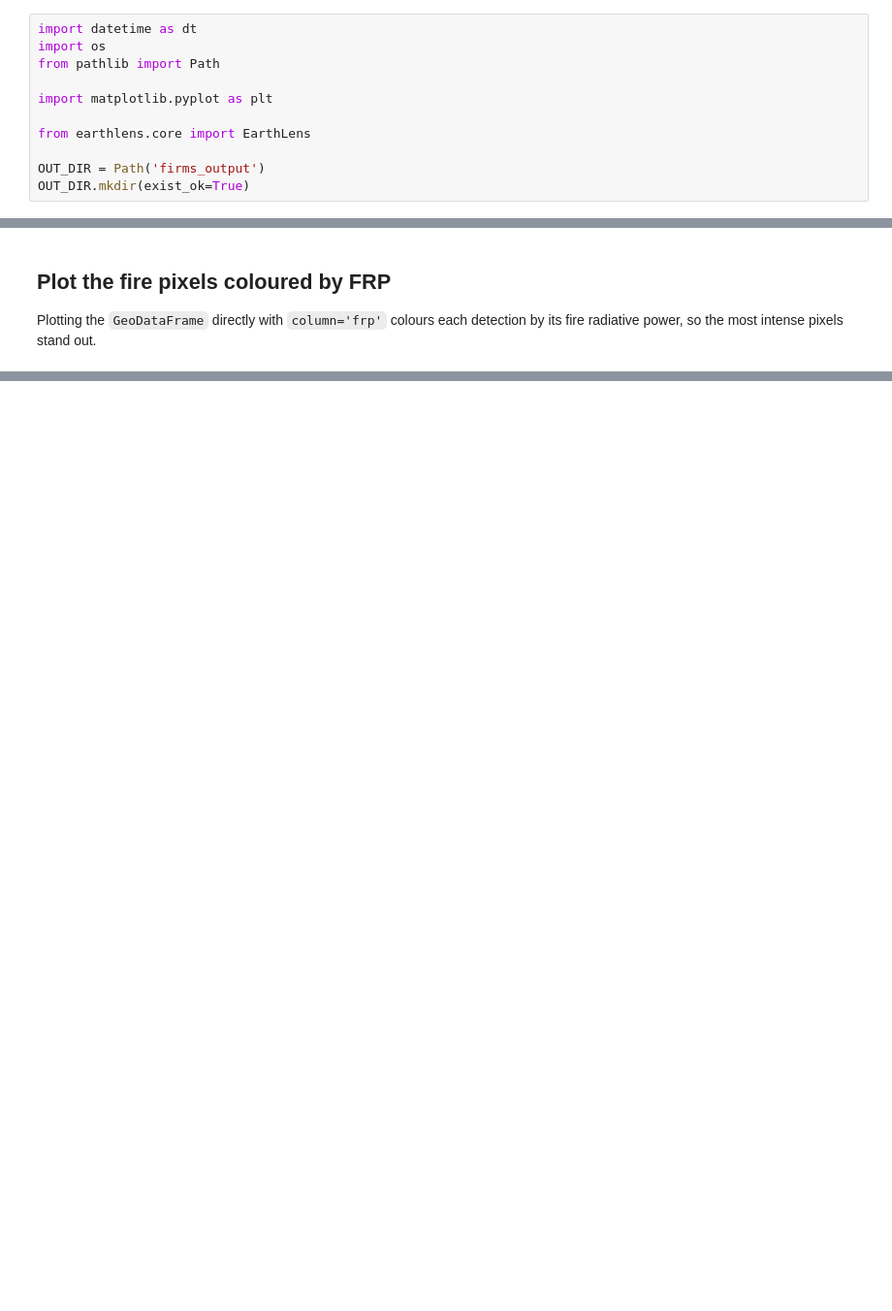
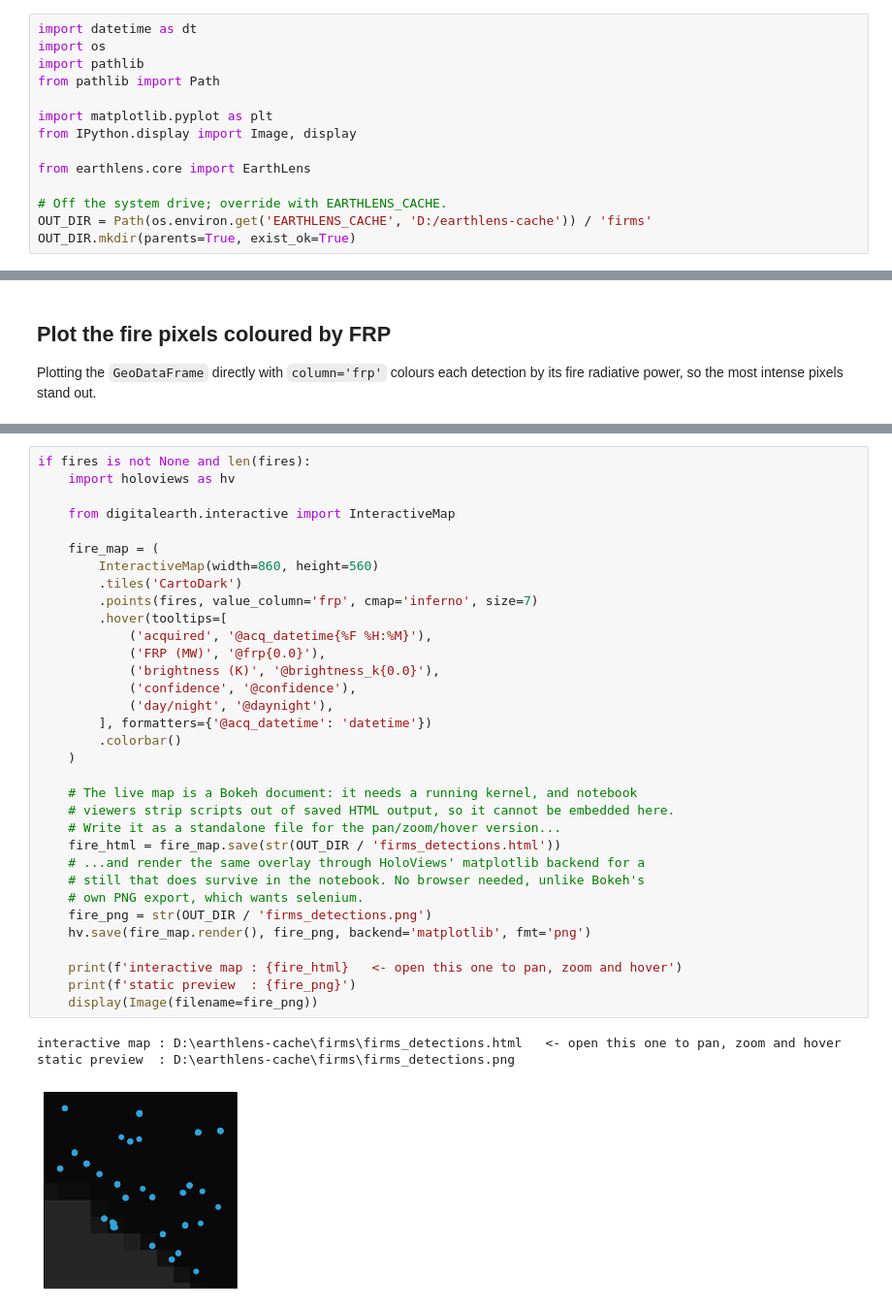
Before and after one commit to serapeum-org/earth2observe, a Jupyter notebook: docs/examples/firms/quickstart.ipynb, the cells around one changed output, grey strips where cells are left out. Shown at 97% size. Drawn from its saved outputs; the diff is of its cells as text; blank space fills up the shorter version.

```diff
--- a/docs/examples/firms/quickstart.ipynb
+++ b/docs/examples/firms/quickstart.ipynb
@@ -11,14 +11,17 @@ Pull in the imports up front: `EarthLens` is the unified entry point and `matplo
 # %%
 import datetime as dt
 import os
+import pathlib
 from pathlib import Path
 
 import matplotlib.pyplot as plt
+from IPython.display import Image, display
 
 from earthlens.core import EarthLens
 
-OUT_DIR = Path('firms_output')
-OUT_DIR.mkdir(exist_ok=True)
+# Off the system drive; override with EARTHLENS_CACHE.
+OUT_DIR = Path(os.environ.get('EARTHLENS_CACHE', 'D:/earthlens-cache')) / 'firms'
+OUT_DIR.mkdir(parents=True, exist_ok=True)
 # %% [markdown]
 ### Credentials
 
@@ -89,0 +120,37 @@ if fires is not None and len(fires):
+# %%
+if fires is not None and len(fires):
+    import holoviews as hv
+
+    from digitalearth.interactive import InteractiveMap
+
+    fire_map = (
+        InteractiveMap(width=860, height=560)
+        .tiles('CartoDark')
+        .points(fires, value_column='frp', cmap='inferno', size=7)
+        .hover(tooltips=[
+            ('acquired', '@acq_datetime{%F %H:%M}'),
+            ('FRP (MW)', '@frp{0.0}'),
+            ('brightness (K)', '@brightness_k{0.0}'),
+            ('confidence', '@confidence'),
+            ('day/night', '@daynight'),
+        ], formatters={'@acq_datetime': 'datetime'})
+        .colorbar()
+    )
+
+    # The live map is a Bokeh document: it needs a running kernel, and notebook
+    # viewers strip scripts out of saved HTML output, so it cannot be embedded here.
+    # Write it as a standalone file for the pan/zoom/hover version...
+    fire_html = fire_map.save(str(OUT_DIR / 'firms_detections.html'))
+    # ...and render the same overlay through HoloViews' matplotlib backend for a
+    # still that does survive in the notebook. No browser needed, unlike Bokeh's
+    # own PNG export, which wants selenium.
+    fire_png = str(OUT_DIR / 'firms_detections.png')
+    hv.save(fire_map.render(), fire_png, backend='matplotlib', fmt='png')
+
+    print(f'interactive map : {fire_html}   <- open this one to pan, zoom and hover')
+    print(f'static preview  : {fire_png}')
+    display(Image(filename=fire_png))
+# %% [output]
+interactive map : D:\earthlens-cache\firms\firms_detections.html   <- open this one to pan, zoom and hover
+static preview  : D:\earthlens-cache\firms\firms_detections.png
+[figure, added]
```
Also changed, not shown: parts of 5 cells of this notebook, 2 other files.
